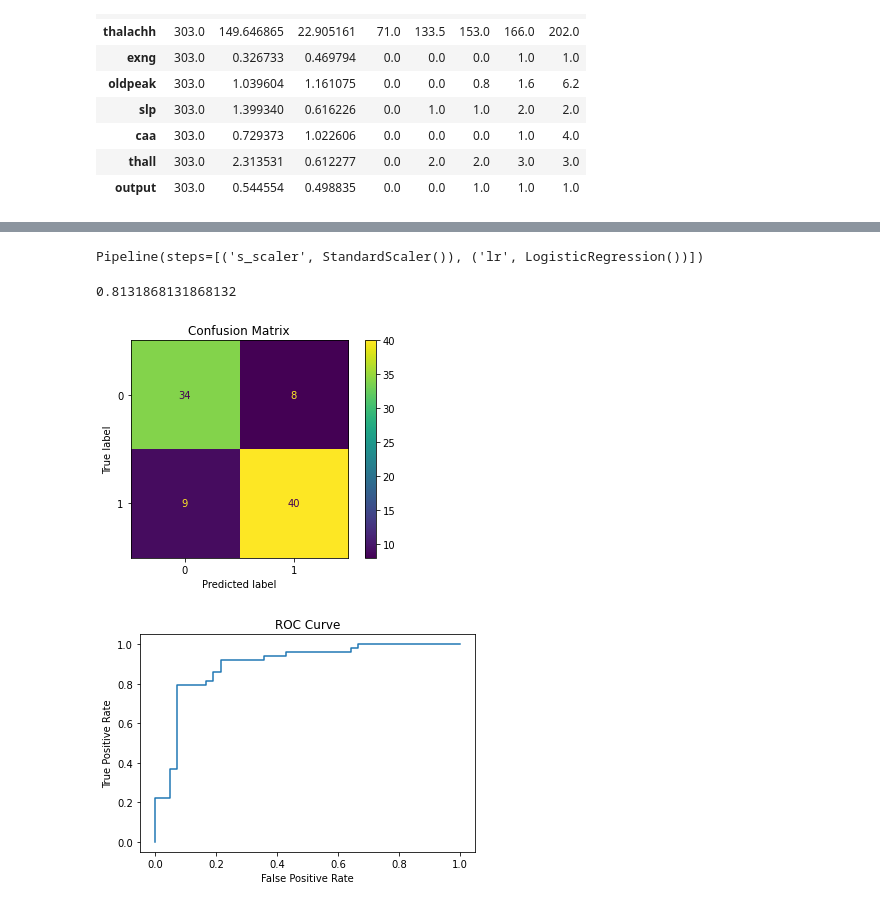
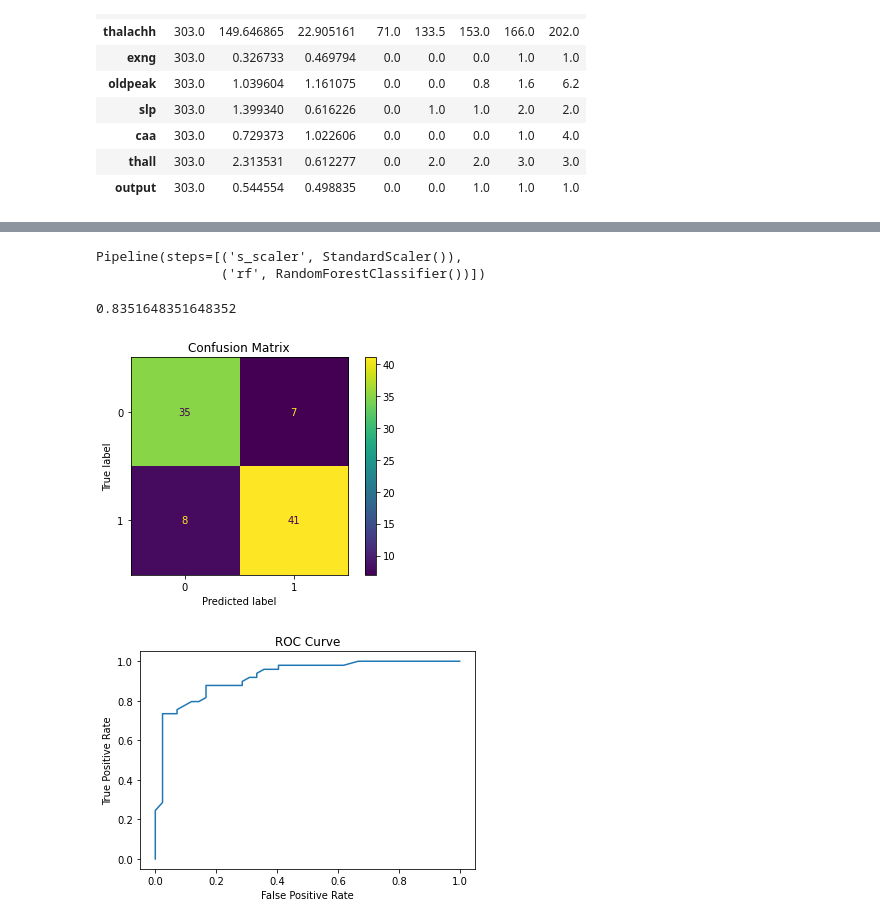
Before and after one commit to isaacebi/Heart-Attack-Prediction, a Jupyter notebook: notebook/Heart_Attack_Prediction.ipynb, the cells around one changed output, grey strips where cells are left out. Saved outputs shown, nothing was run; the diff lists cells and outputs as text; code cells hidden in the pictures.

```diff
--- a/notebook/Heart_Attack_Prediction.ipynb
+++ b/notebook/Heart_Attack_Prediction.ipynb
@@ -112,12 +112,13 @@ X_train, X_test, y_train, y_test = train_test_split(X, y, test_size=0.3, random_
 model = Pipeline(
     [
         ('s_scaler', StandardScaler()),
-        ('lr', LogisticRegression())
+        ('rf', RandomForestClassifier())
     ]
 )
 model
 # %% [output]
-Pipeline(steps=[('s_scaler', StandardScaler()), ('lr', LogisticRegression())])
+Pipeline(steps=[('s_scaler', StandardScaler()),
+                ('rf', RandomForestClassifier())])
 # %%
 # train and test
 model.fit(X_train, y_train)
@@ -125,7 +126,7 @@ y_pred = model.predict(X_test)
 
 model.score(X_test, y_test)
 # %% [output]
-0.8131868131868132
+0.8351648351648352
 # %%
 from sklearn.metrics import classification_report
 from sklearn.metrics import confusion_matrix, ConfusionMatrixDisplay
@@ -141,13 +142,13 @@ cm_display = ConfusionMatrixDisplay(cm).plot()
 plt.title('Confusion Matrix')
 plt.savefig('confusion_matrix.png', dpi=80)
 # %% [output]
-[figure, old version]
+[figure, new version]
 # %%
-y_score = model.decision_function(X_test)
+y_score = model.predict_proba(X_test)
 
-fpr, tpr, _ = roc_curve(y_test, y_score, pos_label=model.classes_[1])
+fpr, tpr, _ = roc_curve(y_test, y_score[:,1], pos_label=model.classes_[1])
 roc_display = RocCurveDisplay(fpr=fpr, tpr=tpr).plot()
 plt.title("ROC Curve")
 plt.savefig('ROC Curve.png', dpi=80)
 # %% [output]
-[figure, old version]
+[figure, new version]
```
Also changed, not shown: parts of 2 cells of this notebook.
